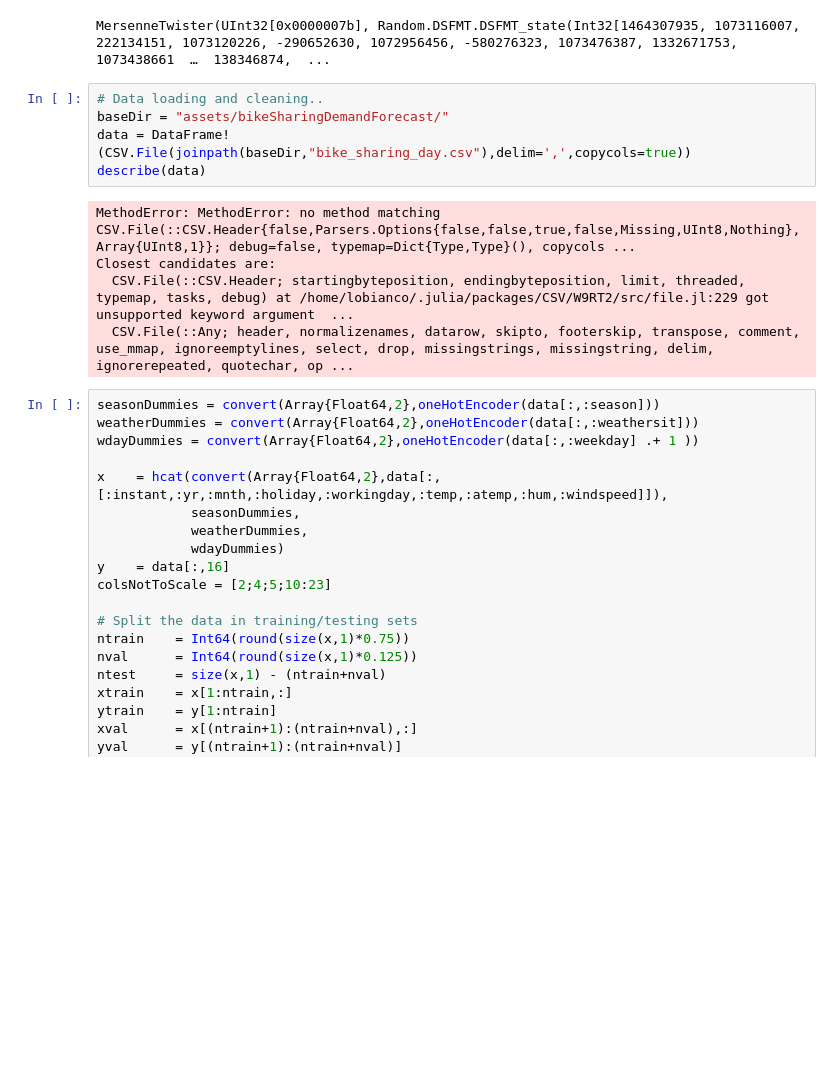
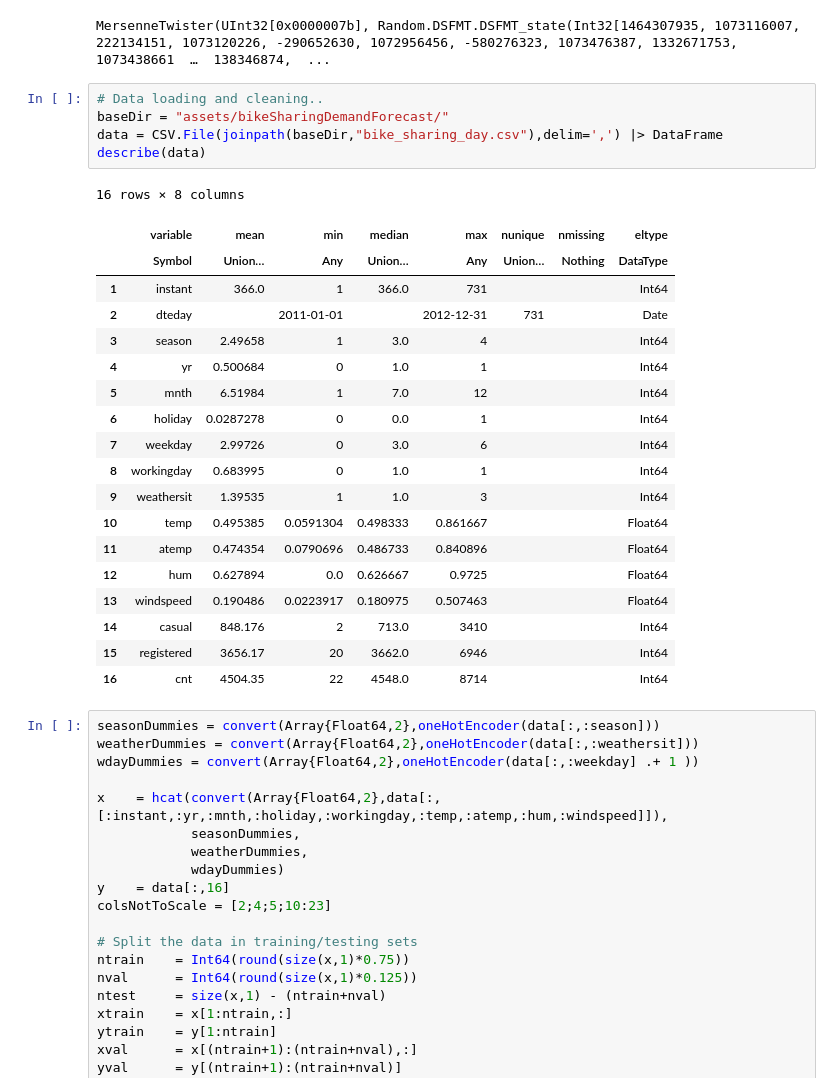
Before and after one commit to sylvaticus/BetaML.jl, a Jupyter notebook: notebooks/NN - Bike sharing demand forecast (daily db).ipynb, the cells around one changed output. Cells and saved outputs as stored; diff of their text form; blank space fills up the shorter version.

```diff
--- a/notebooks/NN - Bike sharing demand forecast (daily db).ipynb
+++ b/notebooks/NN - Bike sharing demand forecast (daily db).ipynb
@@ -32,13 +32,28 @@ MersenneTwister(UInt32[0x0000007b], Random.DSFMT.DSFMT_state(Int32[1464307935, 1
 # %%
 # Data loading and cleaning..
 baseDir = "assets/bikeSharingDemandForecast/"
-data = DataFrame!(CSV.File(joinpath(baseDir,"bike_sharing_day.csv"),delim=',',copycols=true))
+data = CSV.File(joinpath(baseDir,"bike_sharing_day.csv"),delim=',') |> DataFrame
 describe(data)
 # %% [output]
-MethodError: MethodError: no method matching CSV.File(::CSV.Header{false,Parsers.Options{false,false,true,false,Missing,UInt8,Nothing},Array{UInt8,1}}; debug=false, typemap=Dict{Type,Type}(), copycols ...
-Closest candidates are:
-  CSV.File(::CSV.Header; startingbyteposition, endingbyteposition, limit, threaded, typemap, tasks, debug) at /home/lobianco/.julia/packages/CSV/W9RT2/src/file.jl:229 got unsupported keyword argument  ...
-  CSV.File(::Any; header, normalizenames, datarow, skipto, footerskip, transpose, comment, use_mmap, ignoreemptylines, select, drop, missingstrings, missingstring, delim, ignorerepeated, quotechar, op ...
+16 rows × 8 columns
+|  | variable | mean | min | median | max | nunique | nmissing | eltype |
+|  | Symbol | Union… | Any | Union… | Any | Union… | Nothing | DataType |
+| 1 | instant | 366.0 | 1 | 366.0 | 731 |  |  | Int64 |
+| 2 | dteday |  | 2011-01-01 |  | 2012-12-31 | 731 |  | Date |
+| 3 | season | 2.49658 | 1 | 3.0 | 4 |  |  | Int64 |
+| 4 | yr | 0.500684 | 0 | 1.0 | 1 |  |  | Int64 |
+| 5 | mnth | 6.51984 | 1 | 7.0 | 12 |  |  | Int64 |
+| 6 | holiday | 0.0287278 | 0 | 0.0 | 1 |  |  | Int64 |
+| 7 | weekday | 2.99726 | 0 | 3.0 | 6 |  |  | Int64 |
+| 8 | workingday | 0.683995 | 0 | 1.0 | 1 |  |  | Int64 |
+| 9 | weathersit | 1.39535 | 1 | 1.0 | 3 |  |  | Int64 |
+| 10 | temp | 0.495385 | 0.0591304 | 0.498333 | 0.861667 |  |  | Float64 |
+| 11 | atemp | 0.474354 | 0.0790696 | 0.486733 | 0.840896 |  |  | Float64 |
+| 12 | hum | 0.627894 | 0.0 | 0.626667 | 0.9725 |  |  | Float64 |
+| 13 | windspeed | 0.190486 | 0.0223917 | 0.180975 | 0.507463 |  |  | Float64 |
+| 14 | casual | 848.176 | 2 | 713.0 | 3410 |  |  | Int64 |
+| 15 | registered | 3656.17 | 20 | 3662.0 | 6946 |  |  | Int64 |
+| 16 | cnt | 4504.35 | 22 | 4548.0 | 8714 |  |  | Int64 |
 # %%
 seasonDummies = convert(Array{Float64,2},oneHotEncoder(data[:,:season]))
 weatherDummies = convert(Array{Float64,2},oneHotEncoder(data[:,:weathersit]))
```
Also changed, not shown: parts of 2 cells of this notebook, 3 other files.
